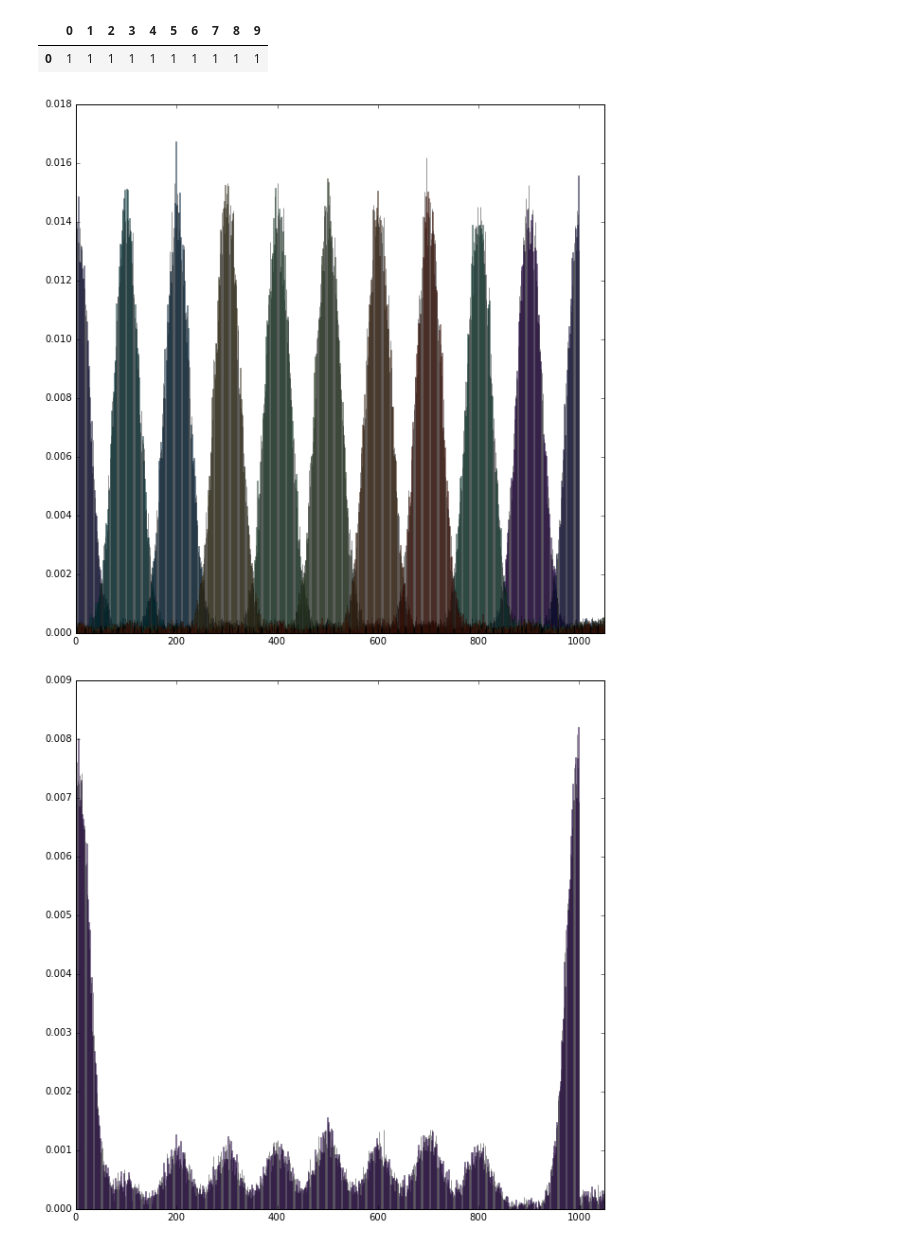
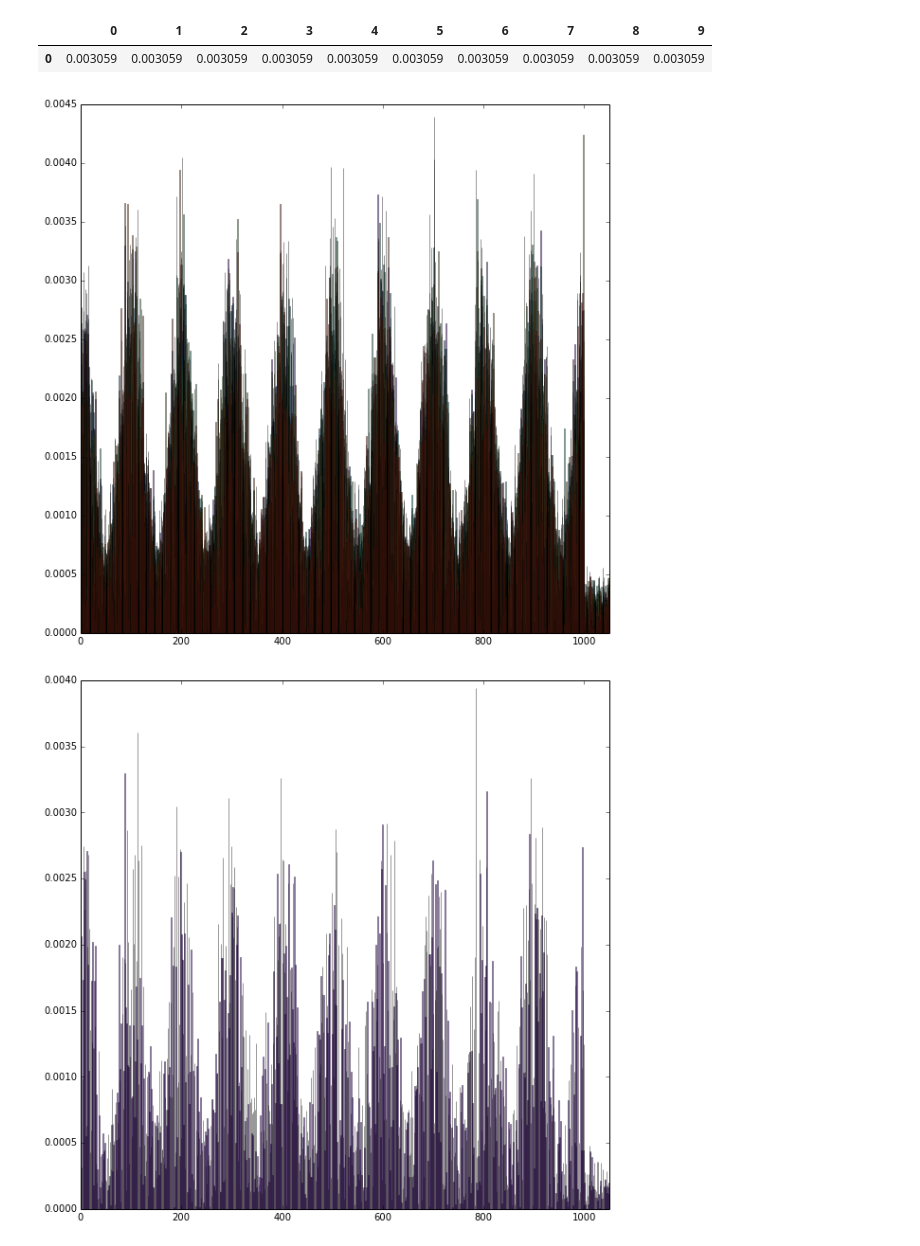
Before and after one commit to DylanV/lda, a Jupyter notebook: Generated dataset analysis.ipynb, the cells around one changed output. Drawn from its saved outputs; the diff is of its cells as text; code cells hidden in the pictures.

```diff
--- a/Generated dataset analysis.ipynb
+++ b/Generated dataset analysis.ipynb
@@ -6,29 +6,29 @@ import numpy as np
 import pandas as pd
 %matplotlib inline
 # %%
-alpha = pd.read_table( os.path.join(os.getcwd(), "cpp", "params", "dat", "alpha.dat"), sep=" ", header = None)
+alpha = pd.read_table( os.path.join(os.getcwd(), "cpp", "param", "dummy", "alpha.dat"), sep=" ", header = None)
 alpha.head()
 # %% [output]
 |  | 0 | 1 | 2 | 3 | 4 | 5 | 6 | 7 | 8 | 9 |
-| 0 | 1 | 1 | 1 | 1 | 1 | 1 | 1 | 1 | 1 | 1 |
+| 0 | 0.003059 | 0.003059 | 0.003059 | 0.003059 | 0.003059 | 0.003059 | 0.003059 | 0.003059 | 0.003059 | 0.003059 |
 # %%
-path = os.path.join(os.getcwd(), "cpp", "params", "dat", "beta.dat")
+path = os.path.join(os.getcwd(), "cpp", "param", "dummy", "beta.dat")
 beta = pd.read_table(path, sep=" ", header = None)
 
 num_topics = beta.shape[0]
 num_words = beta.shape[1]
 
 plt.figure(1, figsize=(10,10))
 colors = iter(cm.rainbow(np.linspace(0, 1, num_topics+1)))
 word_ids = xrange(num_words)
 
 for k in xrange(num_topics):
     plt.bar(word_ids, beta.loc[k].values,  color=next(colors), alpha=0.4, edgecolor = "none")
 
 plt.xlim(0, num_words)
 plt.show()
 # %% [output]
-[figure, old version]
+[figure, new version]
 # %%
 num_topics = beta.shape[0]
 num_words = beta.shape[1]
@@ -42,4 +42,4 @@ plt.bar(word_ids, beta.loc[1].values,  color=next(colors), alpha=0.4, edgecolor
 plt.xlim(0, num_words)
 plt.show()
 # %% [output]
-[figure, old version]
+[figure, new version]
```
Also changed, not shown: 4 other files.
